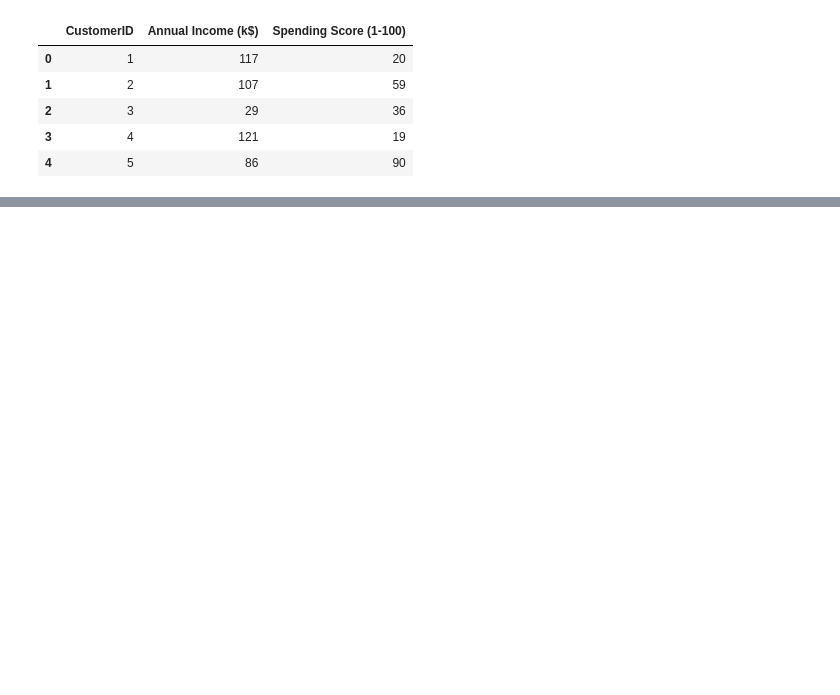
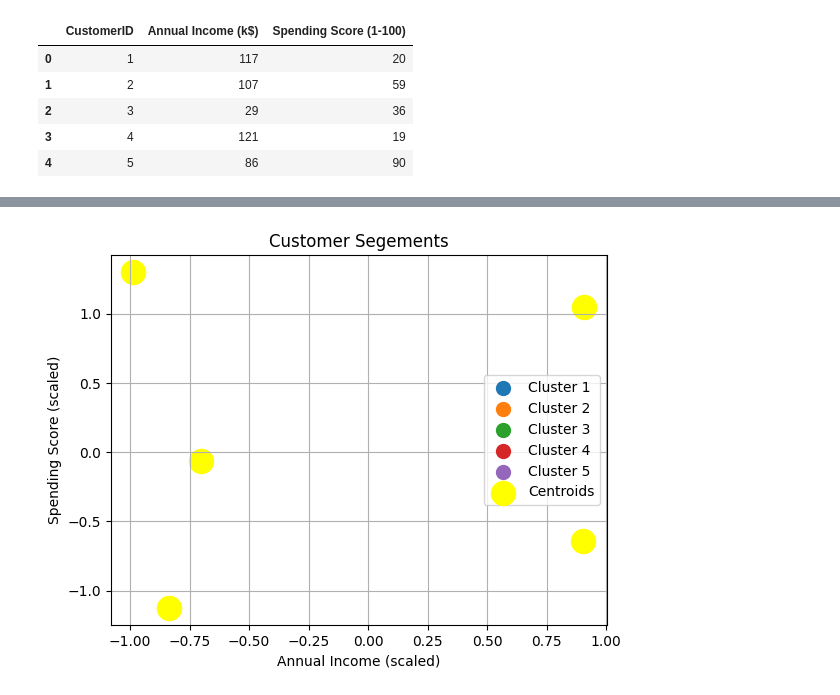
Before and after one commit to Judith456/Python-Morning-Class, a Jupyter notebook: Clustering/customer_data.ipynb, the cells around one changed output, grey strips where cells are left out. Saved outputs shown, nothing was run; the diff lists cells and outputs as text; code cells hidden in the pictures; blank space fills up the shorter version.

```diff
--- a/Clustering/customer_data.ipynb
+++ b/Clustering/customer_data.ipynb
@@ -16,0 +97,15 @@ df.head()
+# %%
+#Plot each cluster with different colors
+for i in range(optimal_clusters):
+    plt.scatter(X_scaled[y_kmeans == cluster, 0],
+                X_scaled[y_kmeans == cluster, 1],
+                s=100, c=plt.cm.tab10(i), label=f'Cluster {i+1}') # Use tab10 colormap for dstinct colors
+plt.scatter(kmeans.cluster_centers_[:, 0], kmeans.cluster_centers_[:, 1], s=300, c='yellow', label='Centroids')
+plt.title('Customer Segements')
+plt.xlabel('Annual Income (scaled)')
+plt.ylabel('Spending Score (scaled)')
+plt.legend()
+plt.grid(True)
+plt.show()
+# %% [output]
+[figure, added]
```
Also changed, not shown: parts of 11 cells of this notebook, 3 other files.
